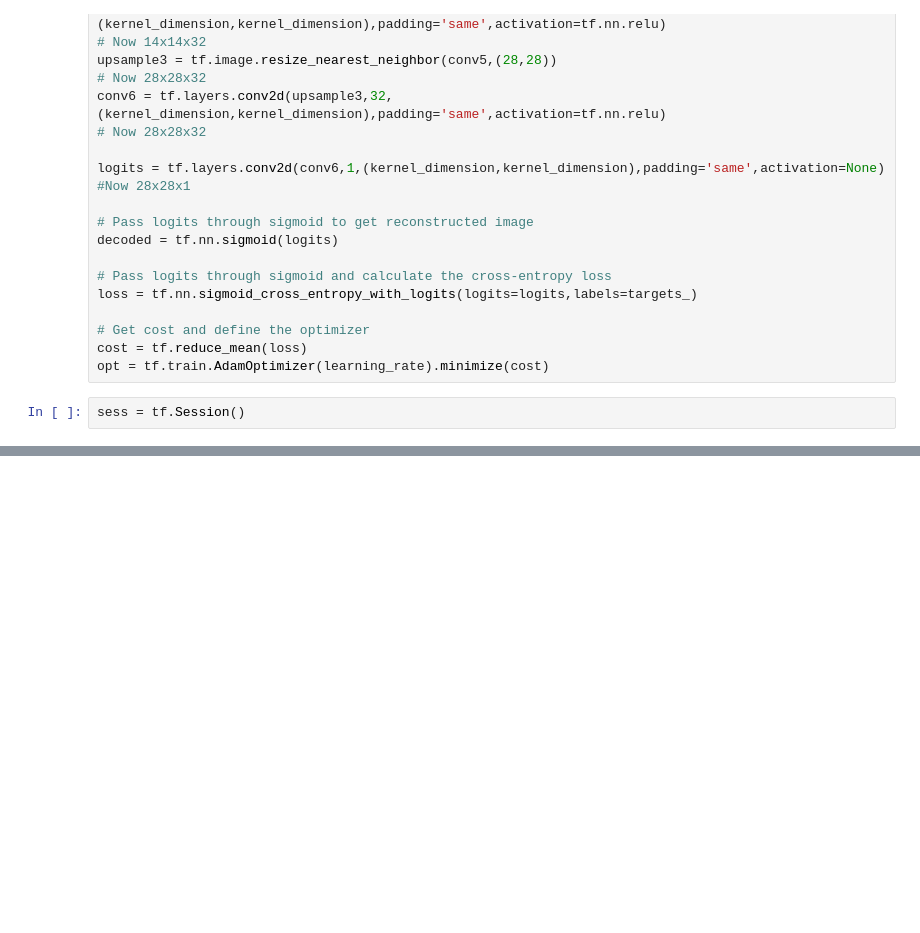
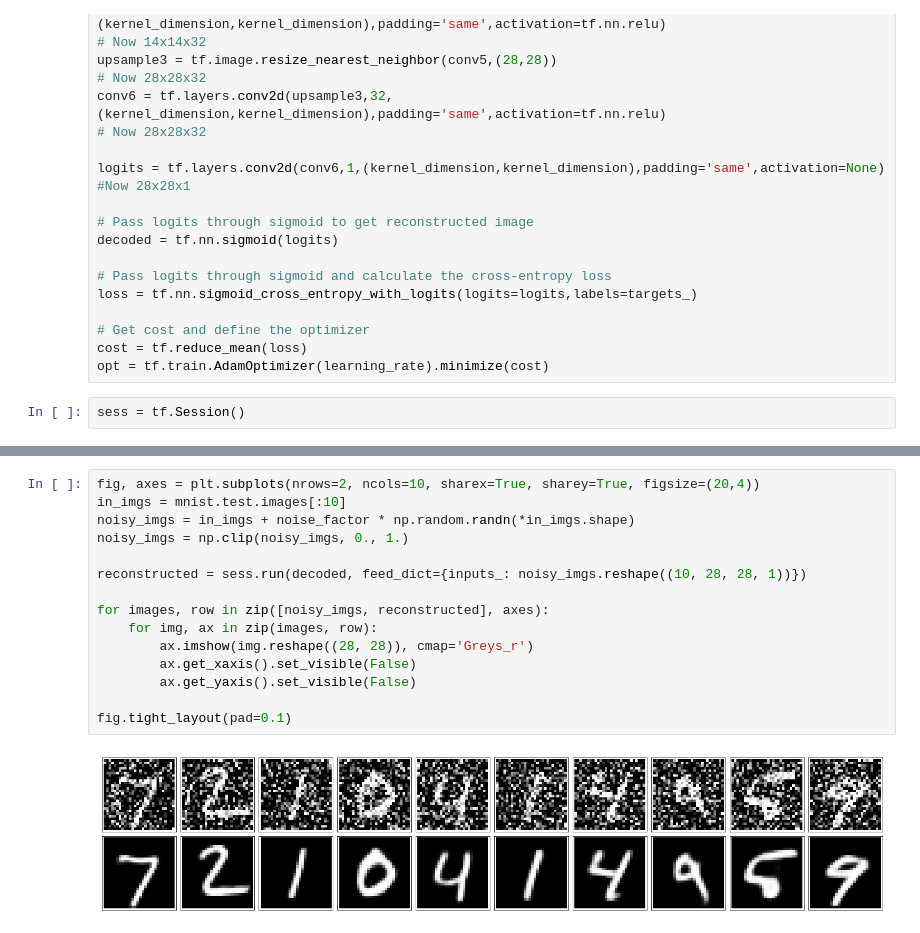
Before and after one commit to llealgt/Autoencoders, a Jupyter notebook: Convolutional Autoencoder For Denoising.ipynb, the cells around one changed output, grey strips where cells are left out. Cells and saved outputs as stored; diff of their text form; blank space fills up the shorter version.

```diff
--- a/Convolutional Autoencoder For Denoising.ipynb
+++ b/Convolutional Autoencoder For Denoising.ipynb
@@ -125,0 +130,17 @@ Epoch: 19/100... Training loss: 0.0980
+# %%
+fig, axes = plt.subplots(nrows=2, ncols=10, sharex=True, sharey=True, figsize=(20,4))
+in_imgs = mnist.test.images[:10]
+noisy_imgs = in_imgs + noise_factor * np.random.randn(*in_imgs.shape)
+noisy_imgs = np.clip(noisy_imgs, 0., 1.)
+
+reconstructed = sess.run(decoded, feed_dict={inputs_: noisy_imgs.reshape((10, 28, 28, 1))})
+
+for images, row in zip([noisy_imgs, reconstructed], axes):
+    for img, ax in zip(images, row):
+        ax.imshow(img.reshape((28, 28)), cmap='Greys_r')
+        ax.get_xaxis().set_visible(False)
+        ax.get_yaxis().set_visible(False)
+
+fig.tight_layout(pad=0.1)
+# %% [output]
+[figure, added]
```
Also changed, not shown: parts of 2 cells of this notebook, 1 other file.
